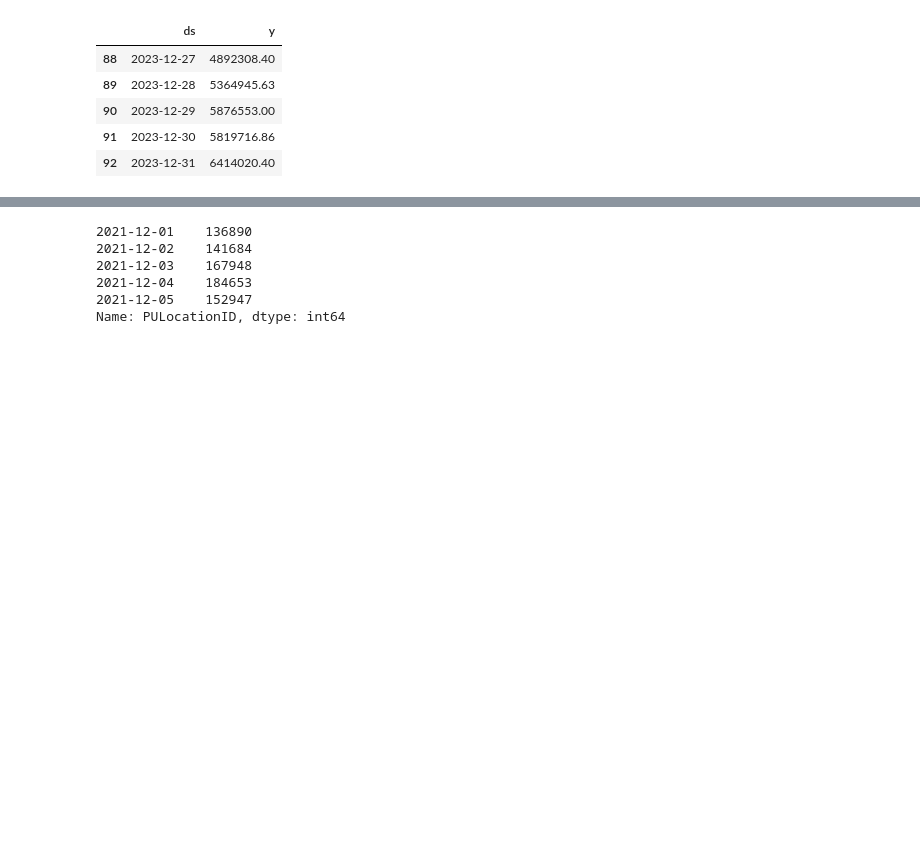
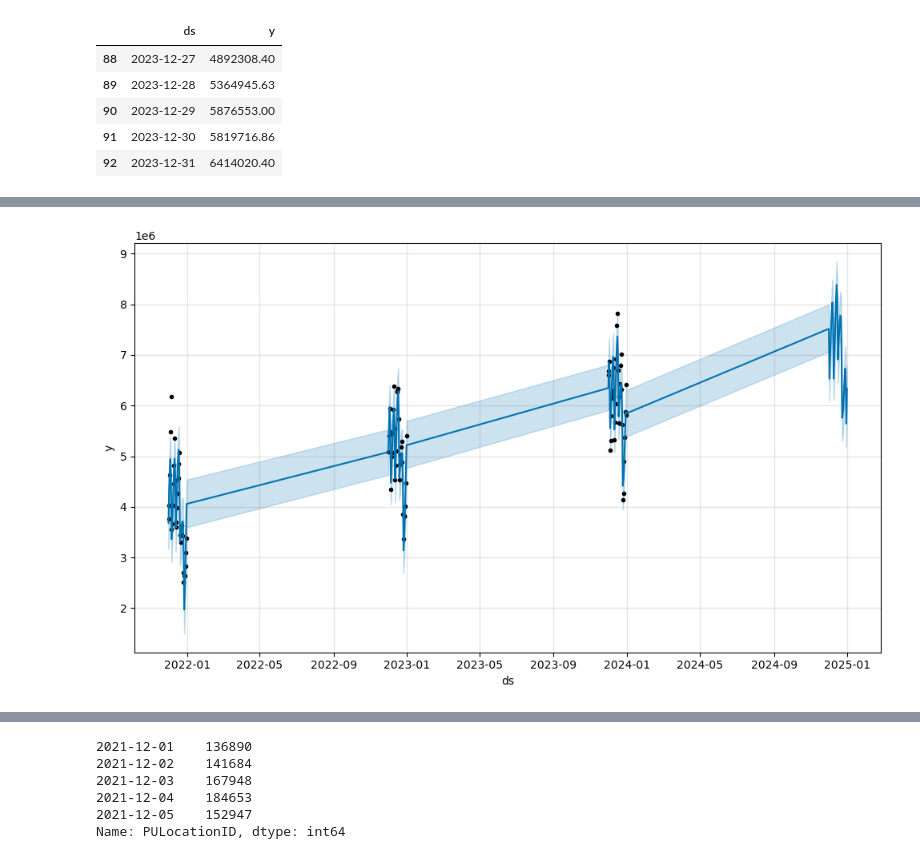
Before and after one commit to T-Haight/project1_group1_osubootcamp, a Jupyter notebook: Future_Predictions.ipynb, the cells around one changed output, grey strips where cells are left out. Drawn from its saved outputs; the diff is of its cells as text; code cells hidden in the pictures; blank space fills up the shorter version.

```diff
--- a/Future_Predictions.ipynb
+++ b/Future_Predictions.ipynb
@@ -213,0 +223,4 @@ display(forecast_cost.tail())
+# %%
+m_cost.plot(forecast_cost);
+# %% [output]
+[figure, added]
```
Also changed, not shown: parts of 18 cells of this notebook.
